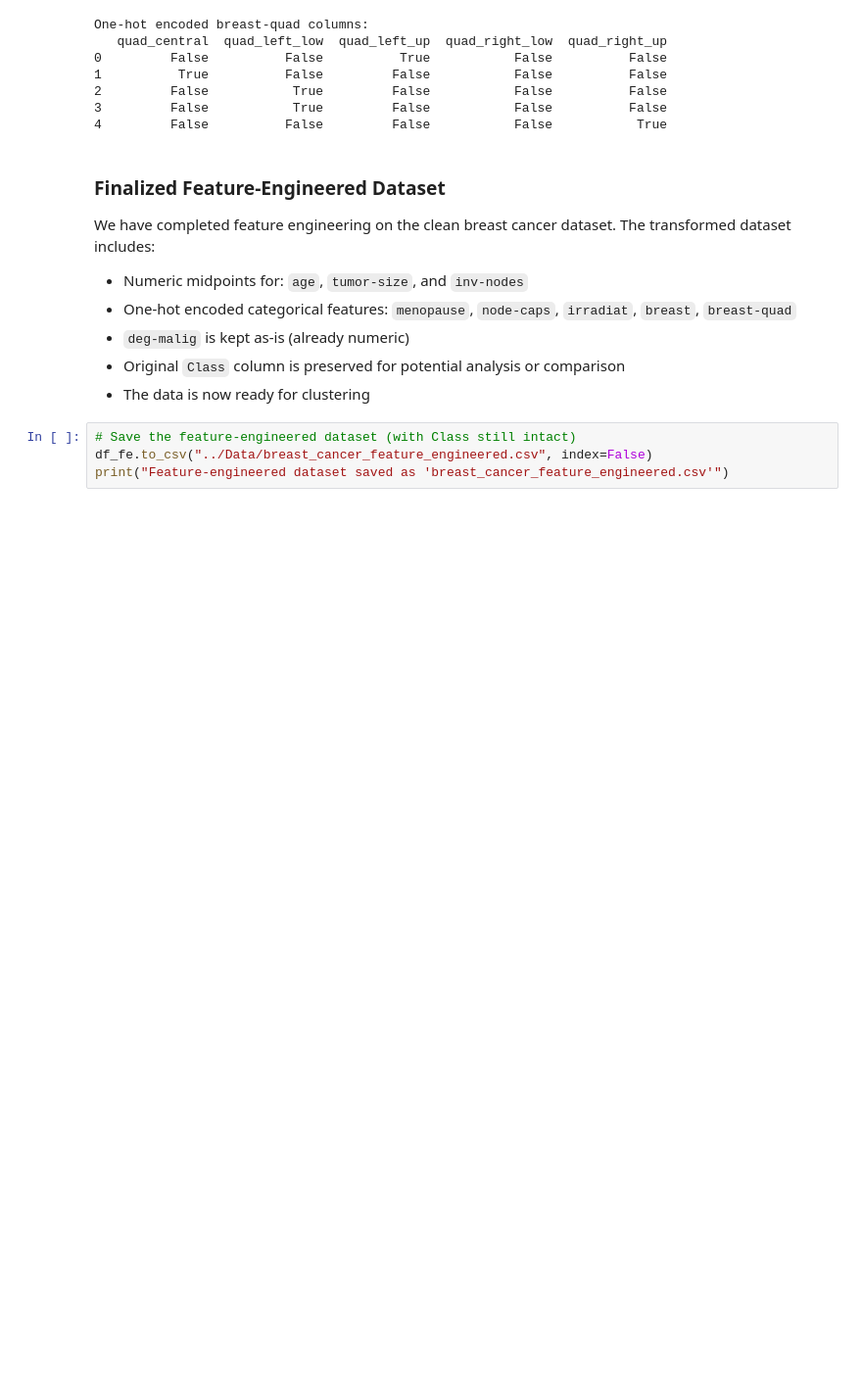
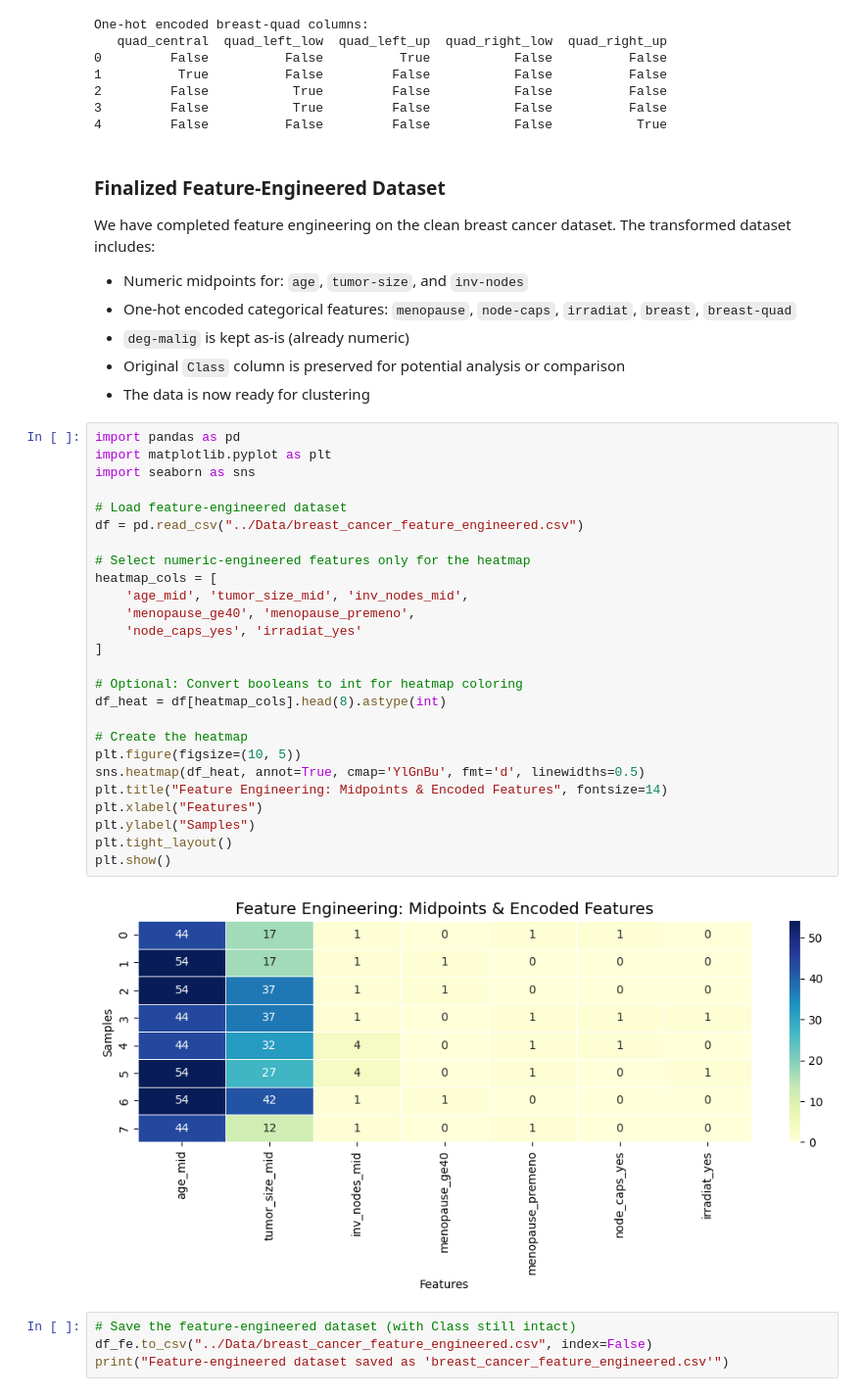
Before and after one commit to TarikBugraAy/breast-cancer-clustering-classification, a Jupyter notebook: Notebooks/feature_engineering.ipynb, the cells around one changed output. Shown: that part at 98% size. Cells and saved outputs as stored; diff of their text form; blank space fills up the shorter version.

```diff
--- a/Notebooks/feature_engineering.ipynb
+++ b/Notebooks/feature_engineering.ipynb
@@ -177,6 +177,34 @@ We have completed feature engineering on the clean breast cancer dataset. The tr
 - `deg-malig` is kept as-is (already numeric)
 - Original `Class` column is preserved for potential analysis or comparison
 - The data is now ready for clustering
+# %%
+import pandas as pd
+import matplotlib.pyplot as plt
+import seaborn as sns
+
+# Load feature-engineered dataset
+df = pd.read_csv("../Data/breast_cancer_feature_engineered.csv")
+
+# Select numeric-engineered features only for the heatmap
+heatmap_cols = [
+    'age_mid', 'tumor_size_mid', 'inv_nodes_mid',
+    'menopause_ge40', 'menopause_premeno',
+    'node_caps_yes', 'irradiat_yes'
+]
+
+# Optional: Convert booleans to int for heatmap coloring
+df_heat = df[heatmap_cols].head(8).astype(int)
+
+# Create the heatmap
+plt.figure(figsize=(10, 5))
+sns.heatmap(df_heat, annot=True, cmap='YlGnBu', fmt='d', linewidths=0.5)
+plt.title("Feature Engineering: Midpoints & Encoded Features", fontsize=14)
+plt.xlabel("Features")
+plt.ylabel("Samples")
+plt.tight_layout()
+plt.show()
+# %% [output]
+[figure, added]
 # %%
 # Save the feature-engineered dataset (with Class still intact)
 df_fe.to_csv("../Data/breast_cancer_feature_engineered.csv", index=False)
```
Also changed, not shown: 2 other files.
